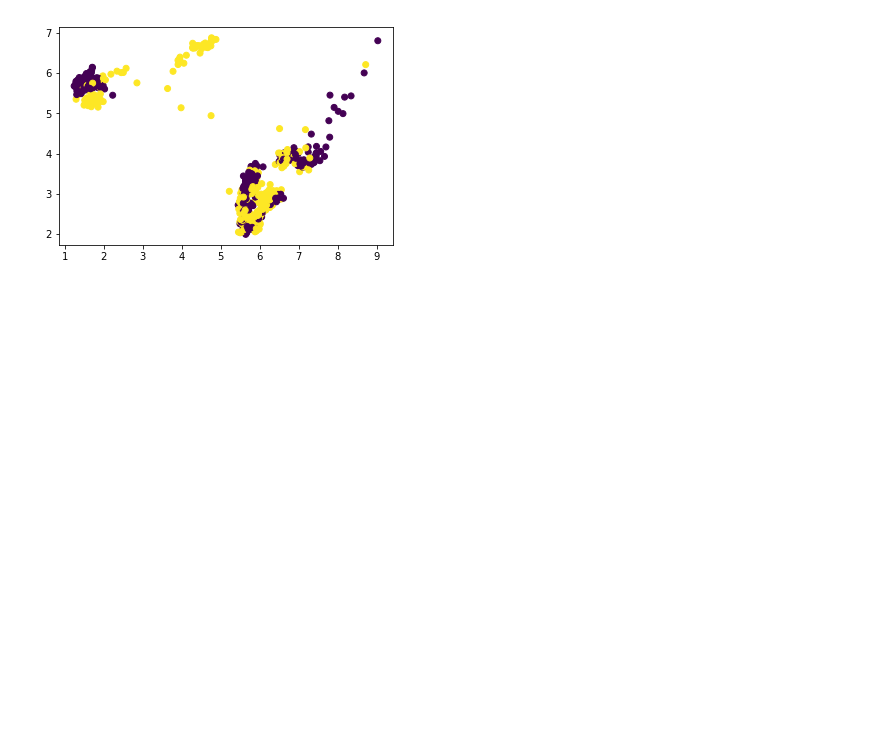
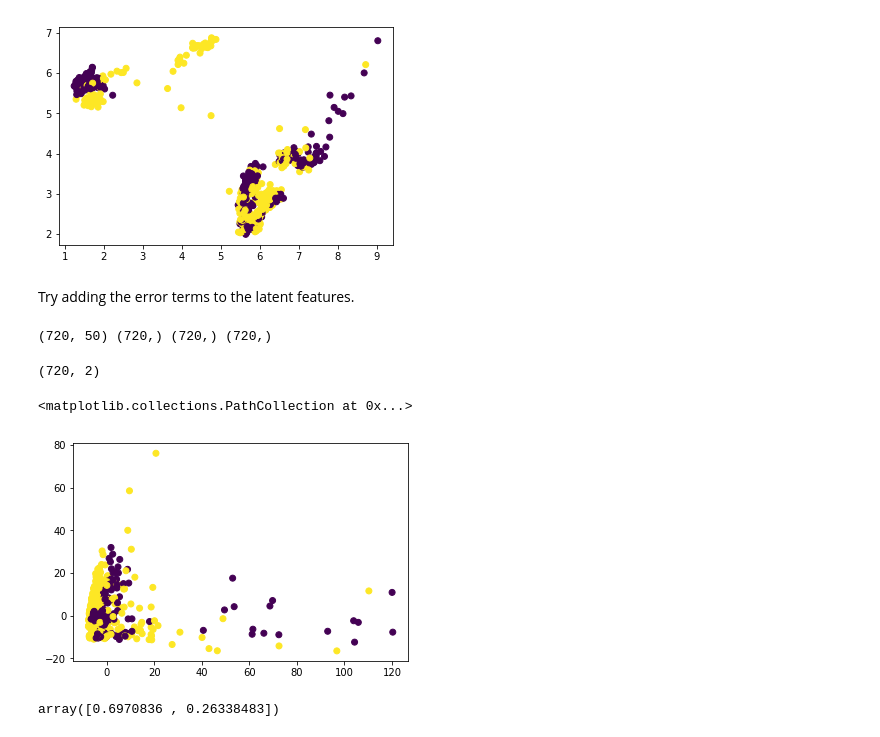
Before and after one commit to mttmac/glance, a Jupyter notebook: Week3Demo.ipynb, the cells around one changed output. Saved outputs shown, nothing was run; the diff lists cells and outputs as text; code cells hidden in the pictures; blank space fills up the shorter version.

Commit message:
Add latent with loss pca visualization

```diff
--- a/Week3Demo.ipynb
+++ b/Week3Demo.ipynb
@@ -59,7 +59,7 @@ array([[[ 0.34211573,  0.08798303,  0.21496692,  0.28273338],
 # %% [markdown]
 Next we need to load the datasets of sensors readings.
 # %%
-data_path = Path('data/hydraulic')
+data_path = Path(f'data/hydraulic/{desc}')
 train_dl, val_dl, test_dl = load_datasets(data_path)
 # %%
 print(len(train_dl), len(val_dl), len(test_dl))
@@ -453,3 +395,29 @@ plt.scatter(lat_k[:, 0], lat_k[:, 1], c=targets)
 # %% [output]
 <matplotlib.collections.PathCollection at 0x...>
 [figure]
+# %% [markdown]
+Try adding the error terms to the latent features.
+# %%
+latents, kl, error, targets = compute_latent_and_loss(test_dl)
+# %%
+print(latents.shape, kl.shape, error.shape, targets.shape)
+# %% [output]
+(720, 50) (720,) (720,) (720,)
+# %%
+features = np.hstack([latents, kl[:, None], error[:, None]])
+features.shape
+# %%
+pca = PCA(n_components=2)
+lat_pca = pca.fit_transform(features)
+lat_pca.shape
+# %% [output]
+(720, 2)
+# %%
+plt.scatter(lat_pca[:, 0], lat_pca[:, 1], c=targets)
+# %% [output]
+<matplotlib.collections.PathCollection at 0x...>
+[figure, added]
+# %%
+pca.explained_variance_ratio_
+# %% [output]
+array([0.6970836 , 0.26338483])
```
Also changed, not shown: parts of 4 cells of this notebook, 1 other file.
